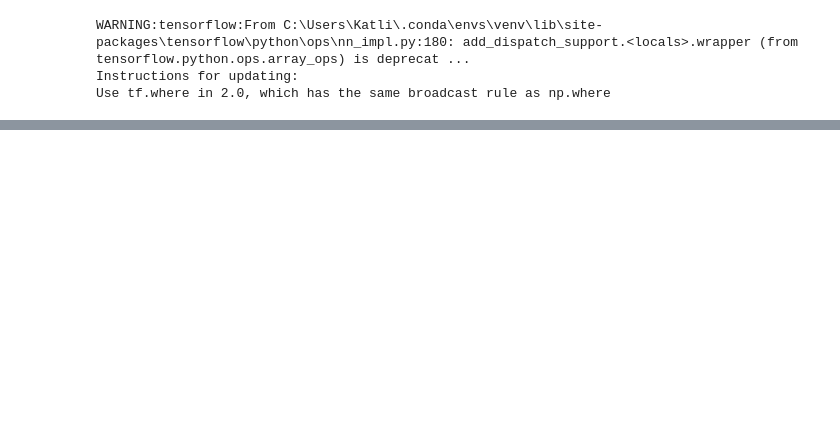
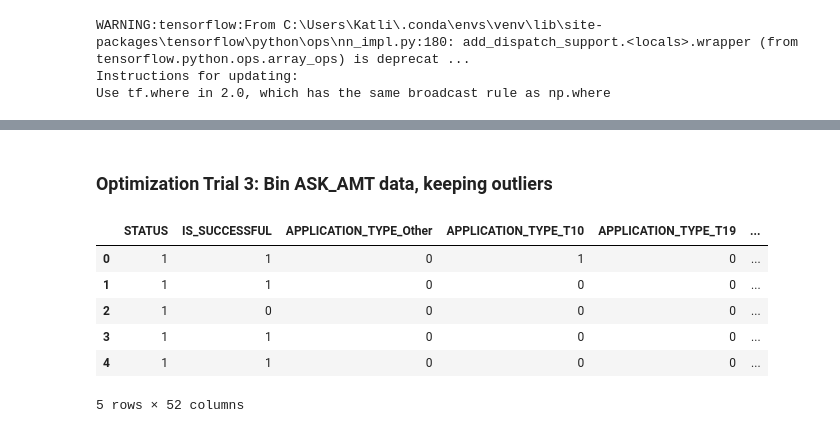
Before and after one commit to klbowman/Charity-Funding-Predictor, a Jupyter notebook: AlphabetSoupCharity_Optimzation.ipynb, the cells around one changed output, grey strips where cells are left out. Cells and saved outputs as stored; diff of their text form; code cells hidden in the pictures; blank space fills up the shorter version.

Commit message:
Model optimization file completed, README updated

```diff
--- a/AlphabetSoupCharity_Optimzation.ipynb
+++ b/AlphabetSoupCharity_Optimzation.ipynb
@@ -256,0 +391,22 @@ Loss: 0.5658281639644078, Accuracy: 0.7279300093650818
+# %% [markdown]
+### Optimization Trial 3: Bin ASK_AMT data, keeping outliers
+# %%
+# Create bins for ASK_AMT column
+bins = [5000,10000,15000,20000,25000,30000,35000,40000,100000,1000000]
+group_name = ['5,000-10000','>10,000-15,000','>15,000-20,000','>20,000-25,000','>25,000-30,000','>30,000-35,000','>35,000-40,000','>40,000-100,000','>100,000-1,000,000']
+dummies['ASK_Bins']=pd.cut(dummies['ASK_AMT'],bins,labels=group_name,include_lowest=True)
+
+# Drop ASK_AMT column
+dummies3 = dummies.drop(['ASK_AMT'], axis=1)
+
+# Convert bin column to numeric values
+dummies3 = pd.get_dummies(dummies3, prefix=['ASK_Bins'])
+dummies3.head()
+# %% [output]
+|  | STATUS | IS_SUCCESSFUL | APPLICATION_TYPE_Other | APPLICATION_TYPE_T10 | APPLICATION_TYPE_T19 | ... |
+| 0 | 1 | 1 | 0 | 1 | 0 | ... |
+| 1 | 1 | 1 | 0 | 0 | 0 | ... |
+| 2 | 1 | 0 | 0 | 0 | 0 | ... |
+| 3 | 1 | 1 | 0 | 0 | 0 | ... |
+| 4 | 1 | 1 | 0 | 0 | 0 | ... |
+5 rows × 52 columns
```
Also changed, not shown: parts of 20 cells of this notebook, 1 other file.
